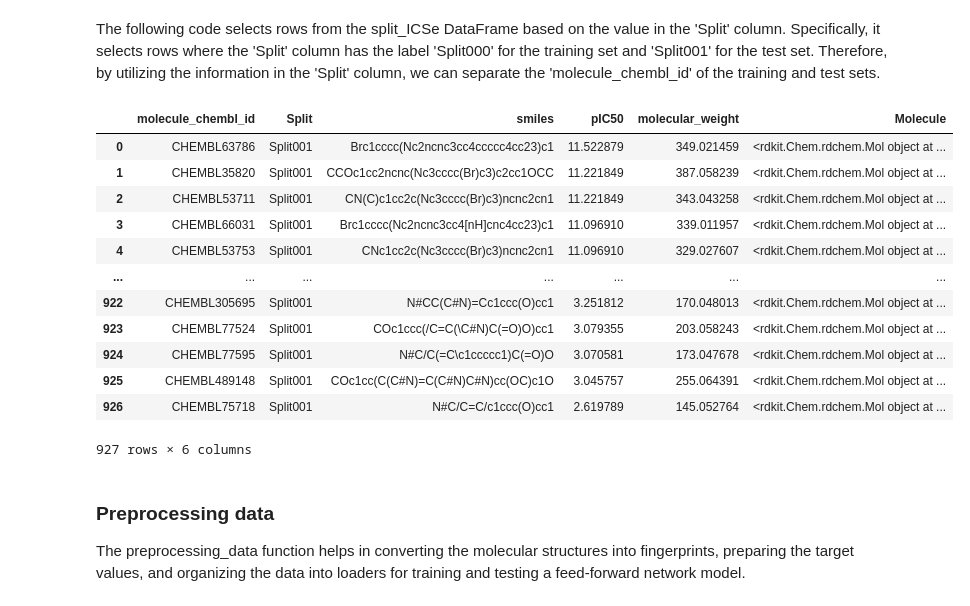
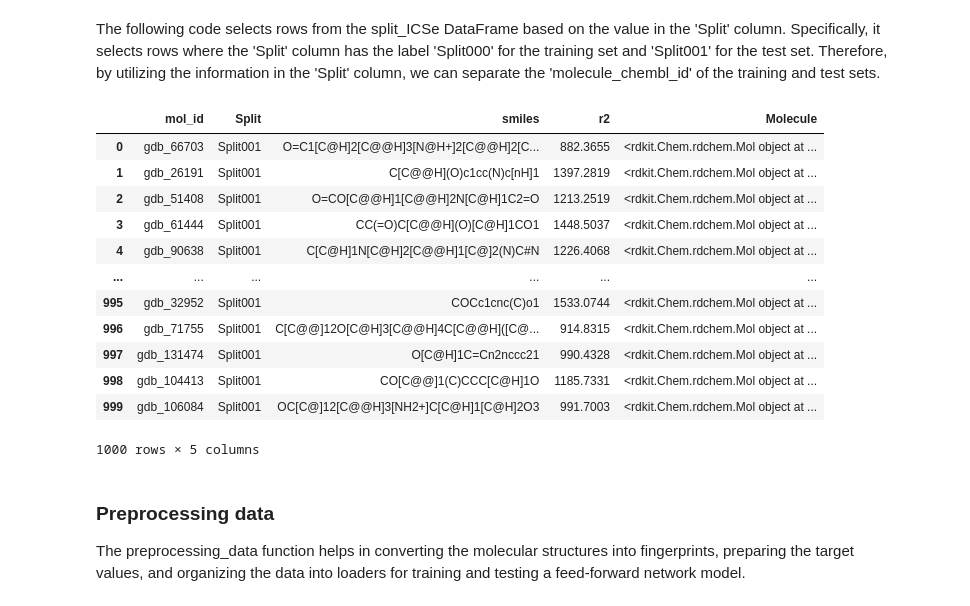
Before and after one commit to volkamerlab/CADDSeminar_2023, a Jupyter notebook: notebooks/T001_Scaffold-based-data-split/T001_Scaffold-based-data-split.ipynb, the cells around one changed output. Cells and saved outputs as stored; diff of their text form; code cells hidden in the pictures.

```diff
--- a/notebooks/T001_Scaffold-based-data-split/T001_Scaffold-based-data-split.ipynb
+++ b/notebooks/T001_Scaffold-based-data-split/T001_Scaffold-based-data-split.ipynb
@@ -140,6 +140,6 @@ DATA = HERE / "CHEMBL25_activities_EGFR.tsv"
 ### Import data
 This code reads a file in TSV (tab-separated values) format and stores the data in a pandas DataFrame object named data.
 # %%
-data = pd.read_csv('CHEMBL25_activities_EGFR.tsv', sep='\t')
+data = pd.read_csv('qm9_5000.tsv', sep='\t')
 data.head()
 # %% [output]
@@ -152,7 +152,7 @@ data.head()
 # %% [markdown]
 This code adds a new column called 'Molecule' to the existing pandas DataFrame data. The values in the 'Molecule' column are computed based on the values in the 'canonical_smiles' column using the apply() method and the Chem.MolFromSmiles() function from the RDKit library.
 # %%
-data['Molecule'] = data['canonical_smiles'].apply(Chem.MolFromSmiles)
+data['Molecule'] = data['smiles'].apply(Chem.MolFromSmiles)
 # %% [markdown]
 ### Random Split
 # %%
@@ -211,30 +226,30 @@ Identity-based Cold-Single Split (ICSe): This method splits the data based on th
 # %% [markdown]
 This line reads the split information from the specified TSV file (input8824_ICSe_SCIP_splits.tsv) into a pandas DataFrame called split_ICSe.
 # %%
-split_ICSe=pd.read_csv('input3859_ICSe_SCIP_splits.tsv', sep='\t')
+split_ICSe=pd.read_csv('qm9_5000_ICSe_splits.tsv', sep='\t')
 # %% [markdown]
 The following code selects rows from the split_ICSe DataFrame based on the value in the 'Split' column. Specifically, it selects rows where the 'Split' column has the label 'Split000' for the training set and 'Split001' for the test set. Therefore, by utilizing the information in the 'Split' column, we can separate the 'molecule_chembl_id' of the training and test sets.
 # %%
-train_ICSe_id=split_ICSe[split_ICSe['Split'].isin(['Split000'])].rename(columns={'ID': 'chembl_id'})
-test_ICSe_id=split_ICSe[split_ICSe['Split'].isin(['Split001'])].rename(columns={'ID': 'chembl_id'})
+train_ICSe_id=split_ICSe[split_ICSe['Split'].isin(['Split000'])].rename(columns={'ID': 'mol_id'})
+test_ICSe_id=split_ICSe[split_ICSe['Split'].isin(['Split001'])].rename(columns={'ID': 'mol_id'})
 
-train_ICSe = pd.merge(train_ICSe_id, data, on='chembl_id')
-test_ICSe = pd.merge(test_ICSe_id, data, on='chembl_id')
+train_ICSe = pd.merge(train_ICSe_id, data, on='mol_id')
+test_ICSe = pd.merge(test_ICSe_id, data, on='mol_id')
 test_ICSe
 # %% [output]
-|  | molecule_chembl_id | Split | smiles | pIC50 | molecular_weight | Molecule |
-| 0 | CHEMBL63786 | Split001 | Brc1cccc(Nc2ncnc3cc4ccccc4cc23)c1 | 11.522879 | 349.021459 | <rdkit.Chem.rdchem.Mol object at ... |
-| 1 | CHEMBL35820 | Split001 | CCOc1cc2ncnc(Nc3cccc(Br)c3)c2cc1OCC | 11.221849 | 387.058239 | <rdkit.Chem.rdchem.Mol object at ... |
-| 2 | CHEMBL53711 | Split001 | CN(C)c1cc2c(Nc3cccc(Br)c3)ncnc2cn1 | 11.221849 | 343.043258 | <rdkit.Chem.rdchem.Mol object at ... |
-| 3 | CHEMBL66031 | Split001 | Brc1cccc(Nc2ncnc3cc4[nH]cnc4cc23)c1 | 11.096910 | 339.011957 | <rdkit.Chem.rdchem.Mol object at ... |
-| 4 | CHEMBL53753 | Split001 | CNc1cc2c(Nc3cccc(Br)c3)ncnc2cn1 | 11.096910 | 329.027607 | <rdkit.Chem.rdchem.Mol object at ... |
-| ... | ... | ... | ... | ... | ... | ... |
-| 922 | CHEMBL305695 | Split001 | N#CC(C#N)=Cc1ccc(O)cc1 | 3.251812 | 170.048013 | <rdkit.Chem.rdchem.Mol object at ... |
-| 923 | CHEMBL77524 | Split001 | COc1ccc(/C=C(\C#N)C(=O)O)cc1 | 3.079355 | 203.058243 | <rdkit.Chem.rdchem.Mol object at ... |
-| 924 | CHEMBL77595 | Split001 | N#C/C(=C\c1ccccc1)C(=O)O | 3.070581 | 173.047678 | <rdkit.Chem.rdchem.Mol object at ... |
-| 925 | CHEMBL489148 | Split001 | COc1cc(C(C#N)=C(C#N)C#N)cc(OC)c1O | 3.045757 | 255.064391 | <rdkit.Chem.rdchem.Mol object at ... |
-| 926 | CHEMBL75718 | Split001 | N#C/C=C/c1ccc(O)cc1 | 2.619789 | 145.052764 | <rdkit.Chem.rdchem.Mol object at ... |
+|  | mol_id | Split | smiles | r2 | Molecule |
+| 0 | gdb_66703 | Split001 | O=C1[C@H]2[C@@H]3[N@H+]2[C@@H]2[C... | 882.3655 | <rdkit.Chem.rdchem.Mol object at ... |
+| 1 | gdb_26191 | Split001 | C[C@@H](O)c1cc(N)c[nH]1 | 1397.2819 | <rdkit.Chem.rdchem.Mol object at ... |
+| 2 | gdb_51408 | Split001 | O=CO[C@@H]1[C@@H]2N[C@H]1C2=O | 1213.2519 | <rdkit.Chem.rdchem.Mol object at ... |
+| 3 | gdb_61444 | Split001 | CC(=O)C[C@@H](O)[C@H]1CO1 | 1448.5037 | <rdkit.Chem.rdchem.Mol object at ... |
+| 4 | gdb_90638 | Split001 | C[C@H]1N[C@H]2[C@@H]1[C@]2(N)C#N | 1226.4068 | <rdkit.Chem.rdchem.Mol object at ... |
+| ... | ... | ... | ... | ... | ... |
+| 995 | gdb_32952 | Split001 | COCc1cnc(C)o1 | 1533.0744 | <rdkit.Chem.rdchem.Mol object at ... |
+| 996 | gdb_71755 | Split001 | C[C@@]12O[C@H]3[C@@H]4C[C@@H]([C@... | 914.8315 | <rdkit.Chem.rdchem.Mol object at ... |
+| 997 | gdb_131474 | Split001 | O[C@H]1C=Cn2nccc21 | 990.4328 | <rdkit.Chem.rdchem.Mol object at ... |
+| 998 | gdb_104413 | Split001 | CO[C@@]1(C)CCC[C@H]1O | 1185.7331 | <rdkit.Chem.rdchem.Mol object at ... |
+| 999 | gdb_106084 | Split001 | OC[C@]12[C@@H]3[NH2+]C[C@H]1[C@H]2O3 | 991.7003 | <rdkit.Chem.rdchem.Mol object at ... |
-927 rows × 6 columns
+1000 rows × 5 columns
 # %% [markdown]
 ### Preprocessing data
 The preprocessing_data function helps in converting the molecular structures into fingerprints, preparing the target values, and organizing the data into loaders for training and testing a feed-forward network model.
```
Also changed, not shown: parts of 14 cells of this notebook, 4 other files.
